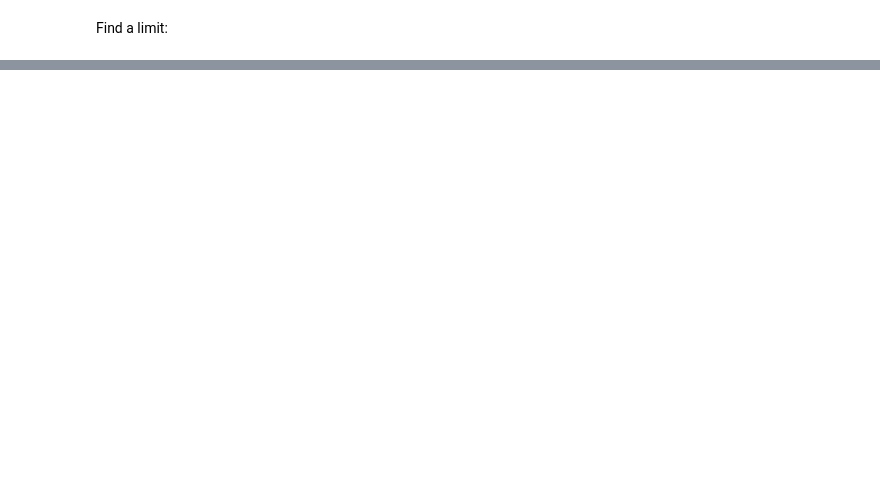
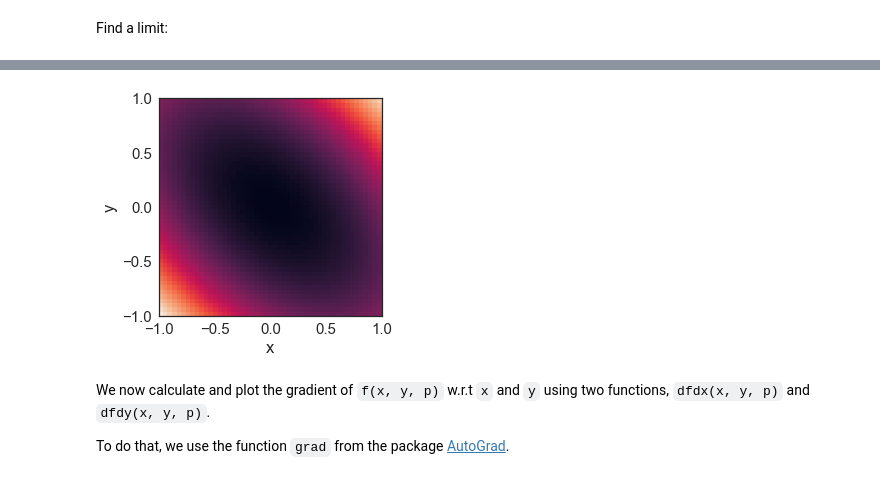
Before and after one commit to yoavram/Py4Eng, a Jupyter notebook: sessions/calculus.ipynb, the cells around one changed output, grey strips where cells are left out. Saved outputs shown, nothing was run; the diff lists cells and outputs as text; code cells hidden in the pictures; blank space fills up the shorter version.

```diff
--- a/sessions/calculus.ipynb
+++ b/sessions/calculus.ipynb
@@ -153,0 +193,25 @@ sympy.limit(expr, x, 0)
+# %%
+def f(x, y, p=0):
+    z = x**2 # dz/dx = 2*x; dz/dy = 0
+    v = y**2 # dv/dx = 0; dv/dy = 2*y
+    u = 2*p*x*y # du/dx = 2*p*y;  du/dy = 2*p*x
+    q = z + v + u # dq/dx = dz/dx + dv/dx + du/dx; dq/dy = ...
+    return q # dq/dx; dq/dy
+# %%
+x = np.linspace(-1, 1)
+y = np.linspace(-1, 1).reshape(-1, 1)
+p = 0.5
+
+Z = f(x, y, p)
+
+fig, ax = plt.subplots(figsize=(4, 4))
+ax.pcolormesh(x, y, Z)
+ax.set(xlabel='x', ylabel='y',
+       xticks=np.linspace(x.min(), x.max(), 5),
+       yticks=np.linspace(y.min(), y.max(), 5));
+# %% [output]
+[figure, added]
+# %% [markdown]
+We now calculate and plot the gradient of `f(x, y, p)` w.r.t `x` and `y` using two functions, `dfdx(x, y, p)` and `dfdy(x, y, p)`.
+
+To do that, we use the function `grad` from the package [AutoGrad](https://github.com/HIPS/autograd/blob/master/docs/tutorial.md).
```
Also changed, not shown: parts of 22 cells of this notebook.
